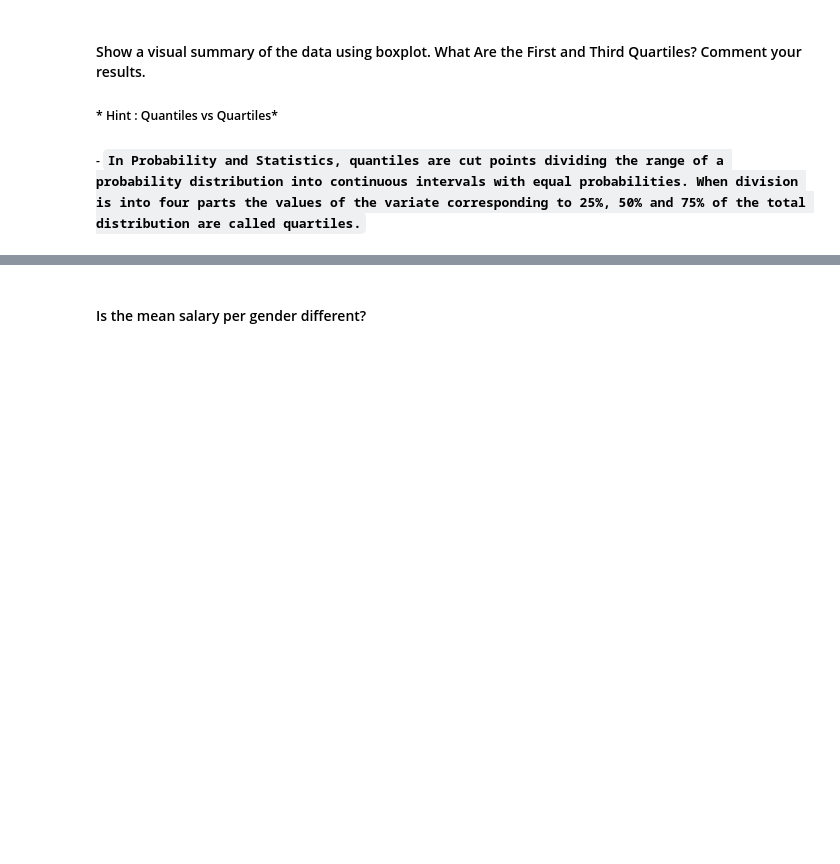
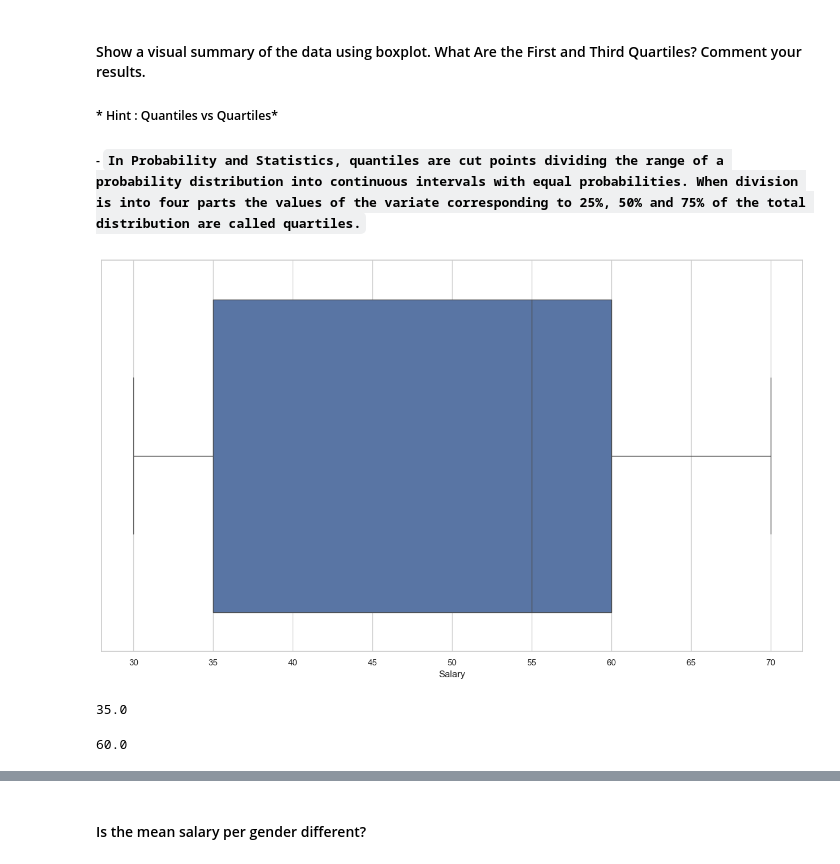
Before and after one commit to Ironhack-data-bcn-oct-2023/lab-descriptive-stats, a Jupyter notebook: your-code/main.ipynb, the cells around one changed output, grey strips where cells are left out. Cells and saved outputs as stored; diff of their text form; code cells hidden in the pictures; blank space fills up the shorter version.

```diff
--- a/your-code/main.ipynb
+++ b/your-code/main.ipynb
@@ -253,0 +261,12 @@ employee.groupby("Title")["Salary"].mean().plot(kind="bar", color="red");
+# %%
+sns.boxplot(x="Salary", data=employee);
+# %% [output]
+[figure, added]
+# %%
+employee["Salary"].quantile(0.25) #Q1
+# %% [output]
+35.0
+# %%
+employee["Salary"].quantile(0.75) #Q3
+# %% [output]
+60.0
```
Also changed, not shown: parts of 42 cells of this notebook.
